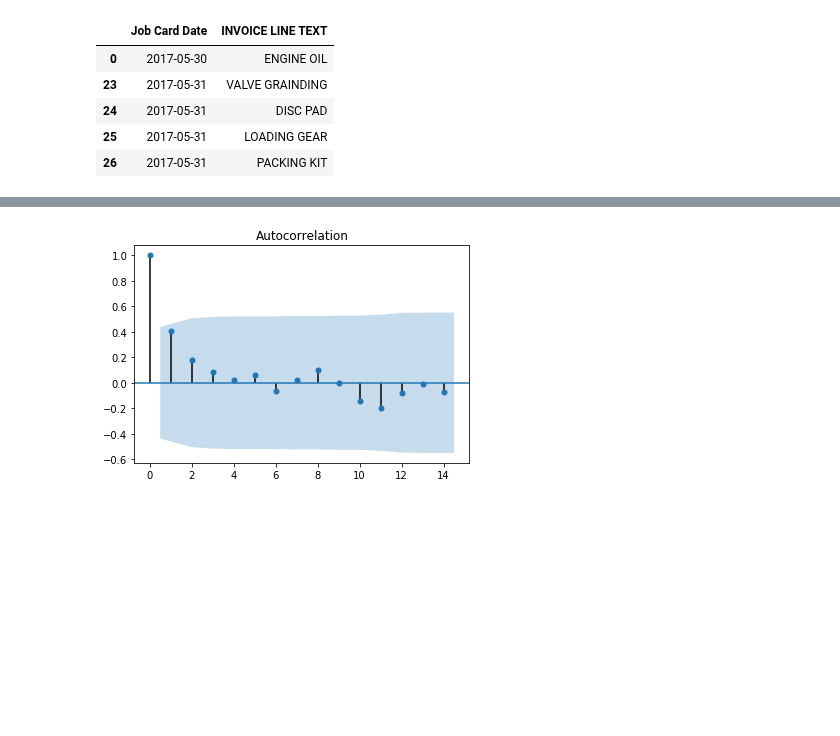
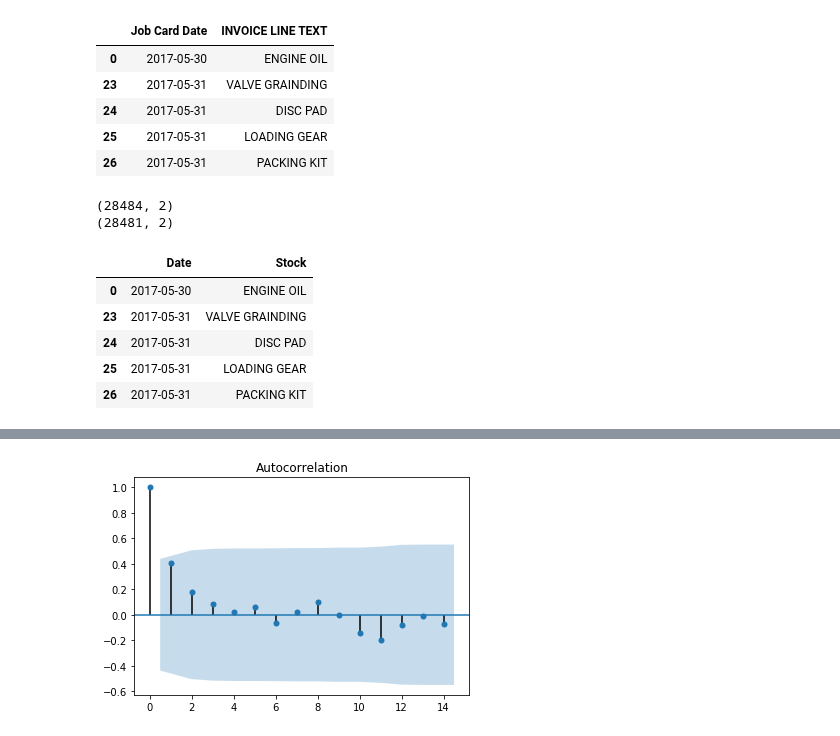
Before and after one commit to sreeharikodakanti/Data-Science-Note, a Jupyter notebook: Assignment #1 Time series/Inventory Forecasting.ipynb, the cells around one changed output, grey strips where cells are left out. Cells and saved outputs as stored; diff of their text form; code cells hidden in the pictures; blank space fills up the shorter version.

```diff
--- a/Assignment #1 Time series/Inventory Forecasting.ipynb
+++ b/Assignment #1 Time series/Inventory Forecasting.ipynb
@@ -42,0 +41,14 @@ forecastOne.columns = column_name
+# %%
+print(forecastOne.shape)
+forecastOne = forecastOne[:-3]
+print(forecastOne.shape)
+forecastOne.head()
+# %% [output]
+(28484, 2)
+(28481, 2)
+|  | Date | Stock |
+| 0 | 2017-05-30 | ENGINE OIL |
+| 23 | 2017-05-31 | VALVE GRAINDING |
+| 24 | 2017-05-31 | DISC PAD |
+| 25 | 2017-05-31 | LOADING GEAR |
+| 26 | 2017-05-31 | PACKING KIT |
```
Also changed, not shown: parts of 9 cells of this notebook.
